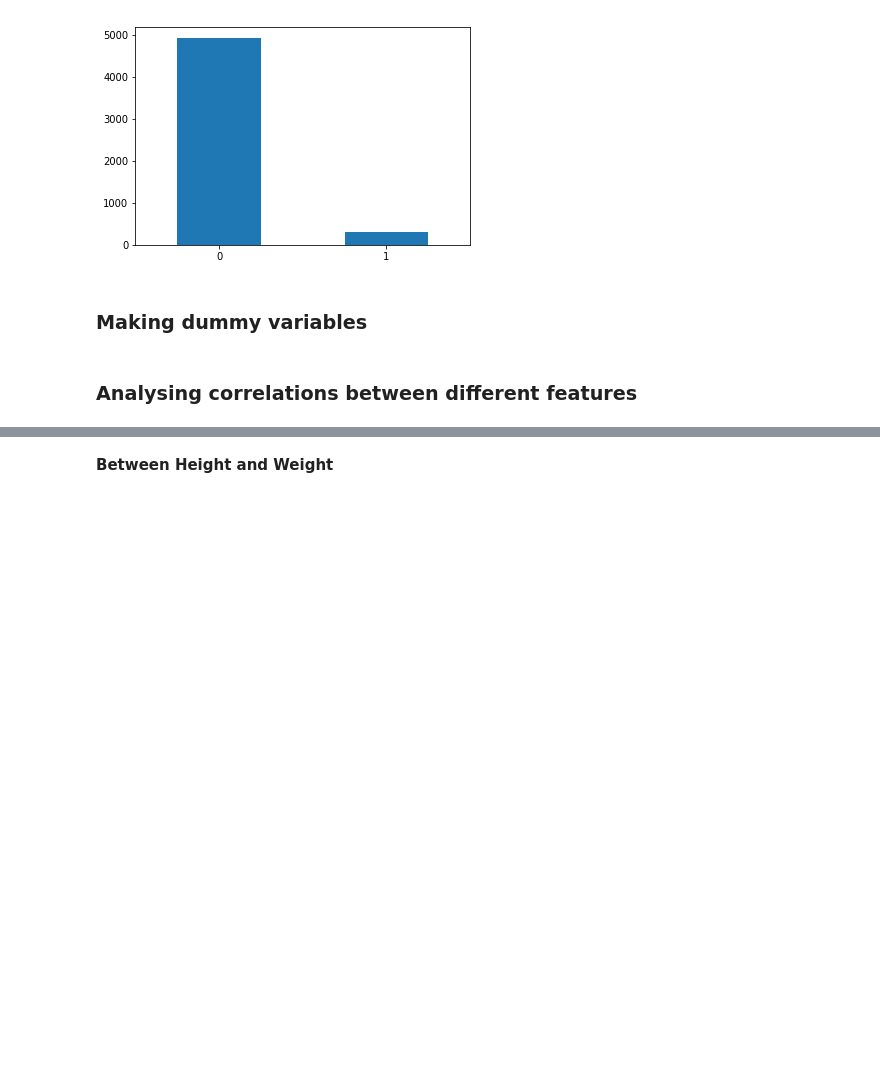
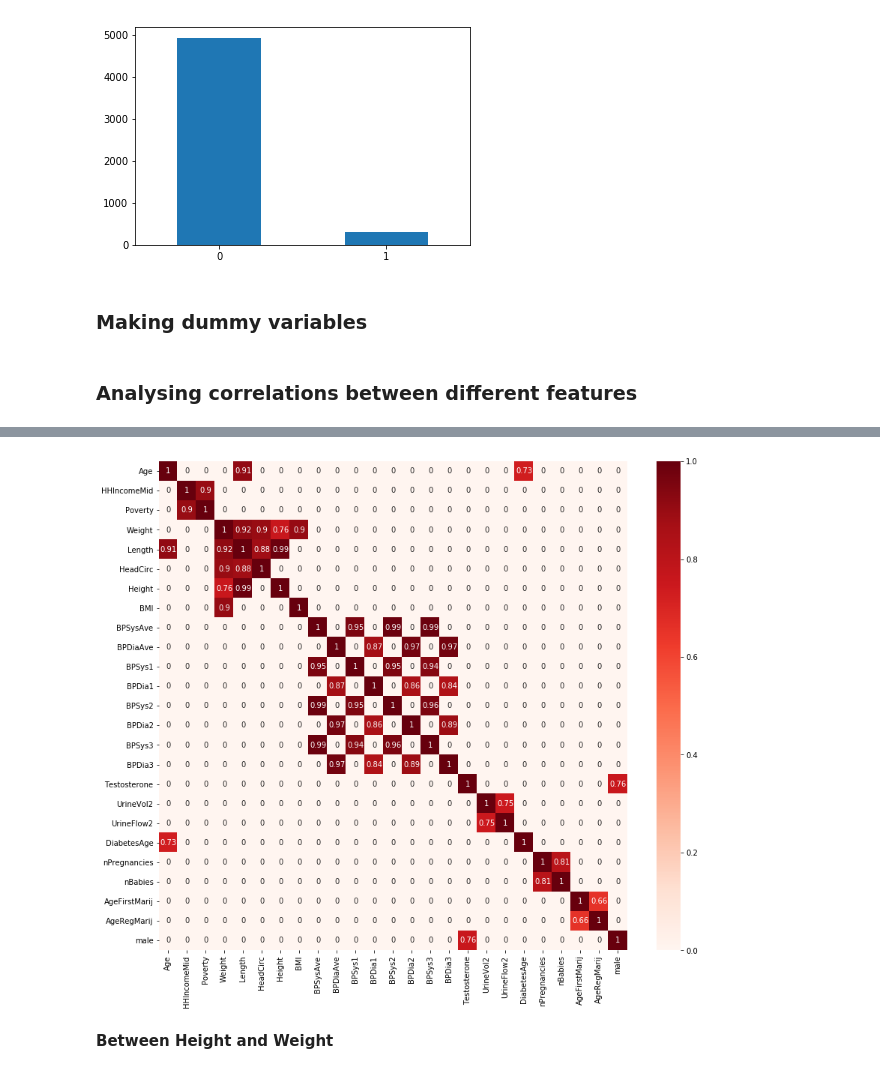
Before and after one commit to lucas-ubm/MaastrichtFlu, a Jupyter notebook: kaggle_starter.ipynb, the cells around one changed output, grey strips where cells are left out. Saved outputs shown, nothing was run; the diff lists cells and outputs as text; code cells hidden in the pictures; blank space fills up the shorter version.

```diff
--- a/kaggle_starter.ipynb
+++ b/kaggle_starter.ipynb
@@ -945,17 +953,22 @@ df = df.drop(columns='Race1')
 # %% [markdown]
 ### Analysing correlations between different features ###
 # %%
+corr_pairs = list()
+
 correlations = df.corr()
 for col_name, _ in correlations.iteritems():
     drop = True
     for row_name, _ in correlations.iterrows():
-        if correlations.loc[row_name, col_name] > 0.6 and row_name != col_name:
-            drop = False
-        else:
-            correlations.loc[row_name, col_name] = ''
-
+        if row_name != col_name:
+            if correlations.loc[row_name, col_name] > 0.6:
+                drop = False
+                corr_pairs += [(col_name, row_name)]
+            else:
+                correlations.loc[row_name, col_name] = 0
     if drop:
         correlations = correlations.drop(columns=col_name)
         correlations = correlations.drop(col_name)
-correlations
+plt.figure(figsize=(14,12))
+sns.heatmap(correlations, annot=True, cmap=plt.cm.Reds)
+plt.show()
 # %% [output]
@@ -978,0 +975 @@ correlations
+[figure, added]
```
Also changed, not shown: parts of 8 cells of this notebook.
